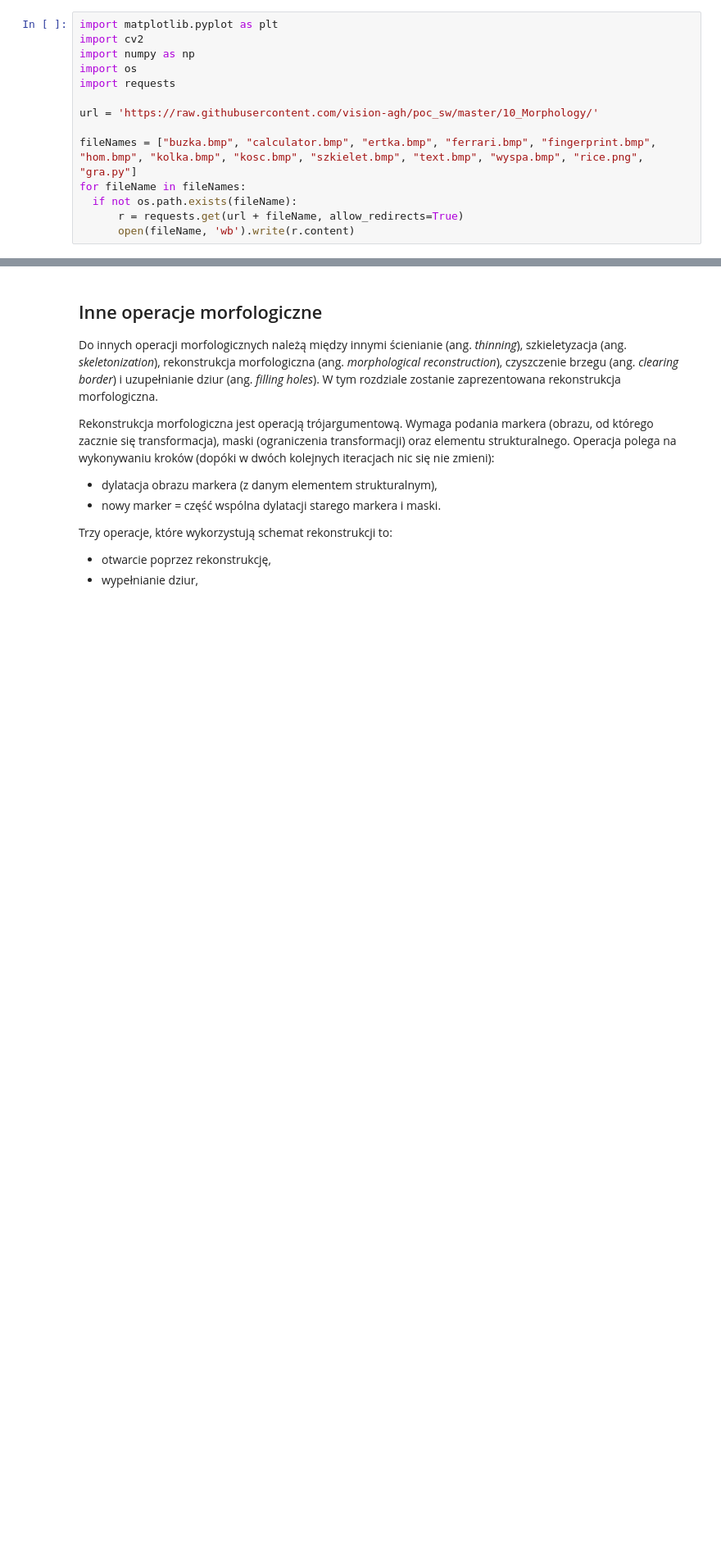
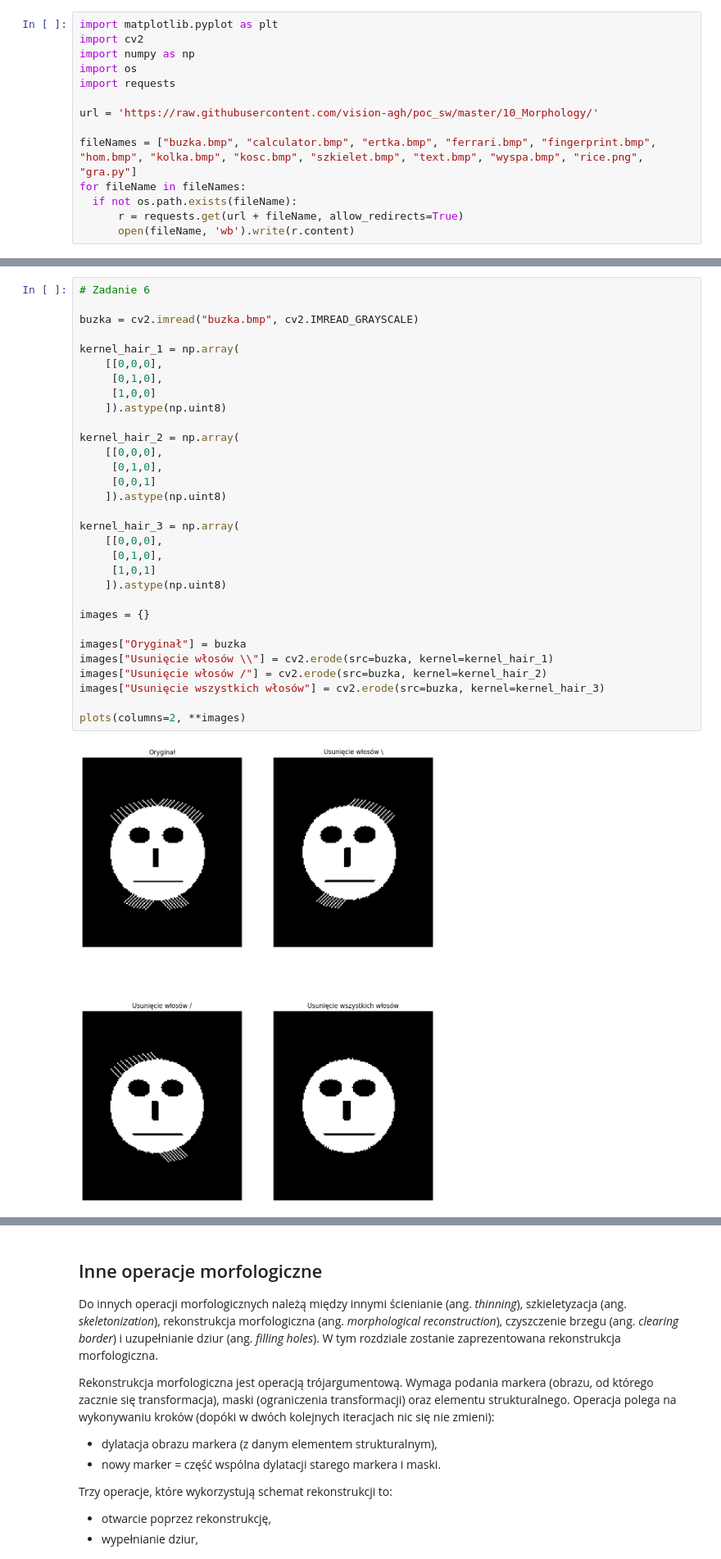
Before and after one commit to DziqG2NK/Wstep-do-cyfrowego-przetwarzania-obrazow, a Jupyter notebook: zajecia_7/10_morphology.ipynb, the cells around one changed output, grey strips where cells are left out. Shown: that part at 82% size. Saved outputs shown, nothing was run; the diff lists cells and outputs as text; blank space fills up the shorter version.

```diff
--- a/zajecia_7/10_morphology.ipynb
+++ b/zajecia_7/10_morphology.ipynb
@@ -89,0 +156,33 @@ ertka = cv2.imread("ertka.bmp", cv2.IMREAD_GRAYSCALE)
+# %%
+# Zadanie 6
+
+buzka = cv2.imread("buzka.bmp", cv2.IMREAD_GRAYSCALE)
+
+kernel_hair_1 = np.array(
+    [[0,0,0],
+     [0,1,0],
+     [1,0,0]
+    ]).astype(np.uint8)
+
+kernel_hair_2 = np.array(
+    [[0,0,0],
+     [0,1,0],
+     [0,0,1]
+    ]).astype(np.uint8)
+
+kernel_hair_3 = np.array(
+    [[0,0,0],
+     [0,1,0],
+     [1,0,1]
+    ]).astype(np.uint8)
+
+images = {}
+
+images["Oryginał"] = buzka
+images["Usunięcie włosów \\"] = cv2.erode(src=buzka, kernel=kernel_hair_1)
+images["Usunięcie włosów /"] = cv2.erode(src=buzka, kernel=kernel_hair_2)
+images["Usunięcie wszystkich włosów"] = cv2.erode(src=buzka, kernel=kernel_hair_3)
+
+plots(columns=2, **images)
+# %% [output]
+[figure, added]
```
Also changed, not shown: parts of 11 cells of this notebook.
